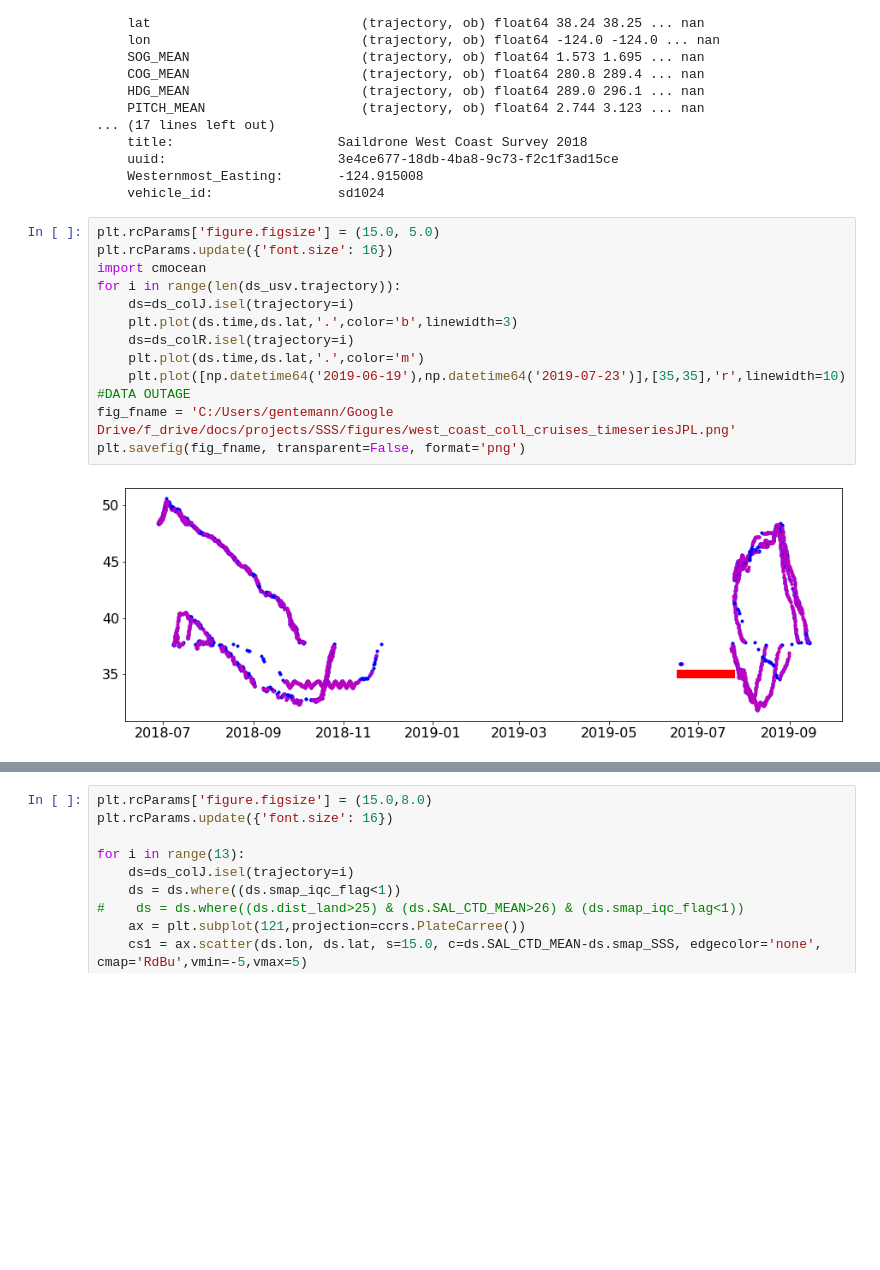
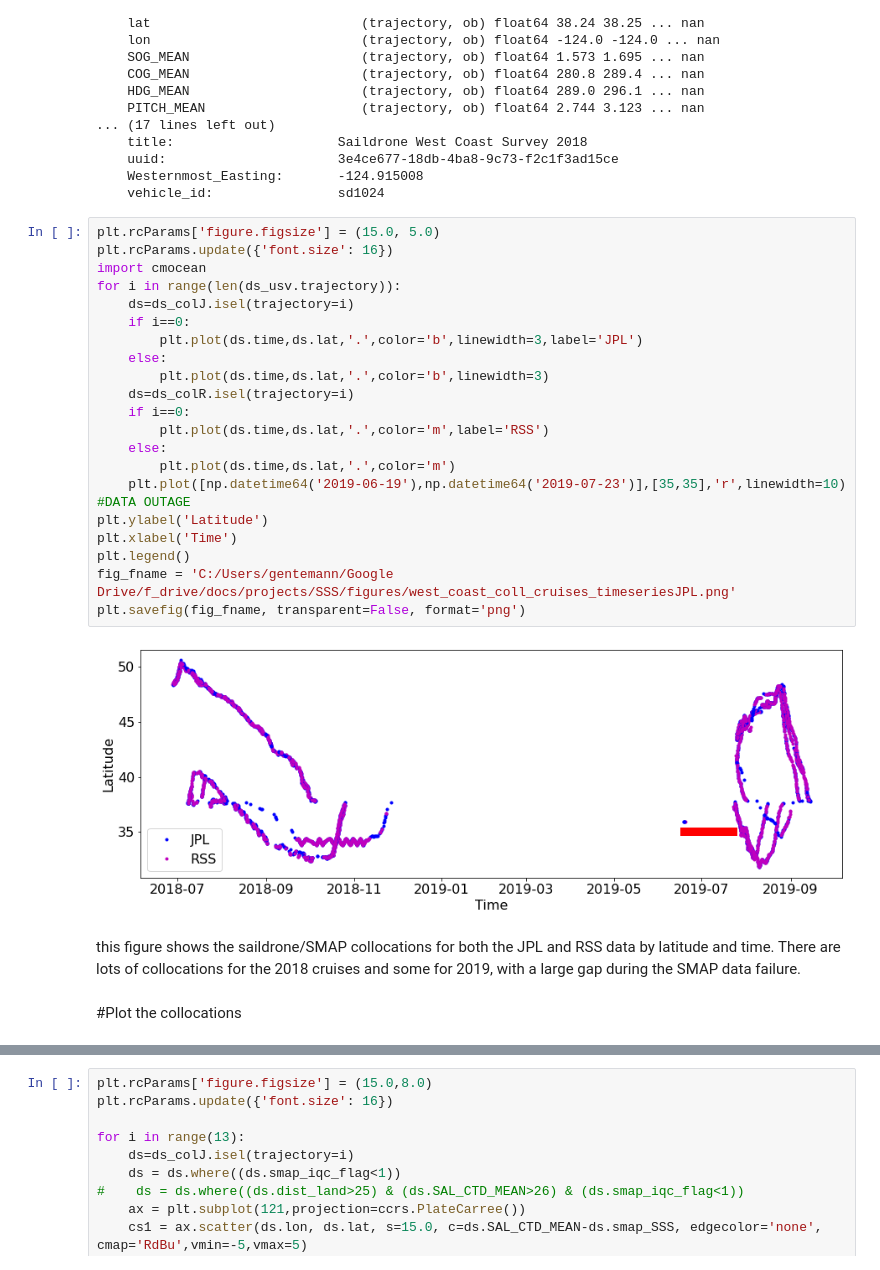
Before and after one commit to cgentemann/salinity, a Jupyter notebook: Image orbital SSS collocations west coast.ipynb, the cells around one changed output, grey strips where cells are left out. Cells and saved outputs as stored; diff of their text form; blank space fills up the shorter version.

```diff
--- a/Image orbital SSS collocations west coast.ipynb
+++ b/Image orbital SSS collocations west coast.ipynb
@@ -202,14 +226,27 @@ Data variables: (12/38)
 # %%
 plt.rcParams['figure.figsize'] = (15.0, 5.0)
 plt.rcParams.update({'font.size': 16})
 import cmocean
 for i in range(len(ds_usv.trajectory)):
     ds=ds_colJ.isel(trajectory=i)
-    plt.plot(ds.time,ds.lat,'.',color='b',linewidth=3)
+    if i==0:
+        plt.plot(ds.time,ds.lat,'.',color='b',linewidth=3,label='JPL')
+    else:
+        plt.plot(ds.time,ds.lat,'.',color='b',linewidth=3)
     ds=ds_colR.isel(trajectory=i)
-    plt.plot(ds.time,ds.lat,'.',color='m')
+    if i==0:
+        plt.plot(ds.time,ds.lat,'.',color='m',label='RSS')
+    else:
+        plt.plot(ds.time,ds.lat,'.',color='m')
     plt.plot([np.datetime64('2019-06-19'),np.datetime64('2019-07-23')],[35,35],'r',linewidth=10) #DATA OUTAGE
+plt.ylabel('Latitude')
+plt.xlabel('Time')
+plt.legend()
 fig_fname = 'C:/Users/gentemann/Google Drive/f_drive/docs/projects/SSS/figures/west_coast_coll_cruises_timeseriesJPL.png'
 plt.savefig(fig_fname, transparent=False, format='png')
 # %% [output]
-[figure, old version]
+[figure, new version]
+# %% [markdown]
+this figure shows the saildrone/SMAP collocations for both the JPL and RSS data by latitude and time. There are lots of collocations for the 2018 cruises and some for 2019, with a large gap during the SMAP data failure.
+# %% [markdown]
+#Plot the collocations
```
Also changed, not shown: parts of 26 cells of this notebook, 2 other files.
